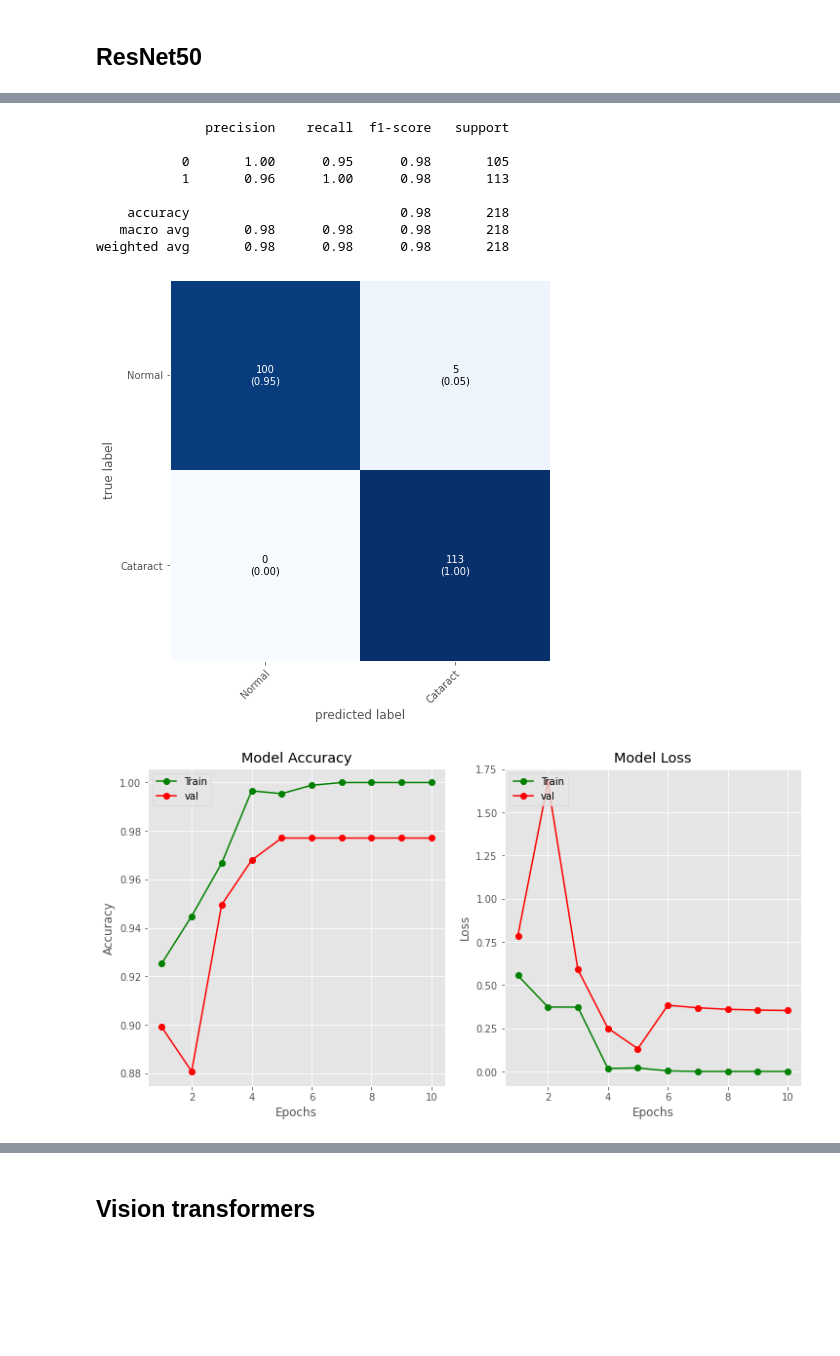
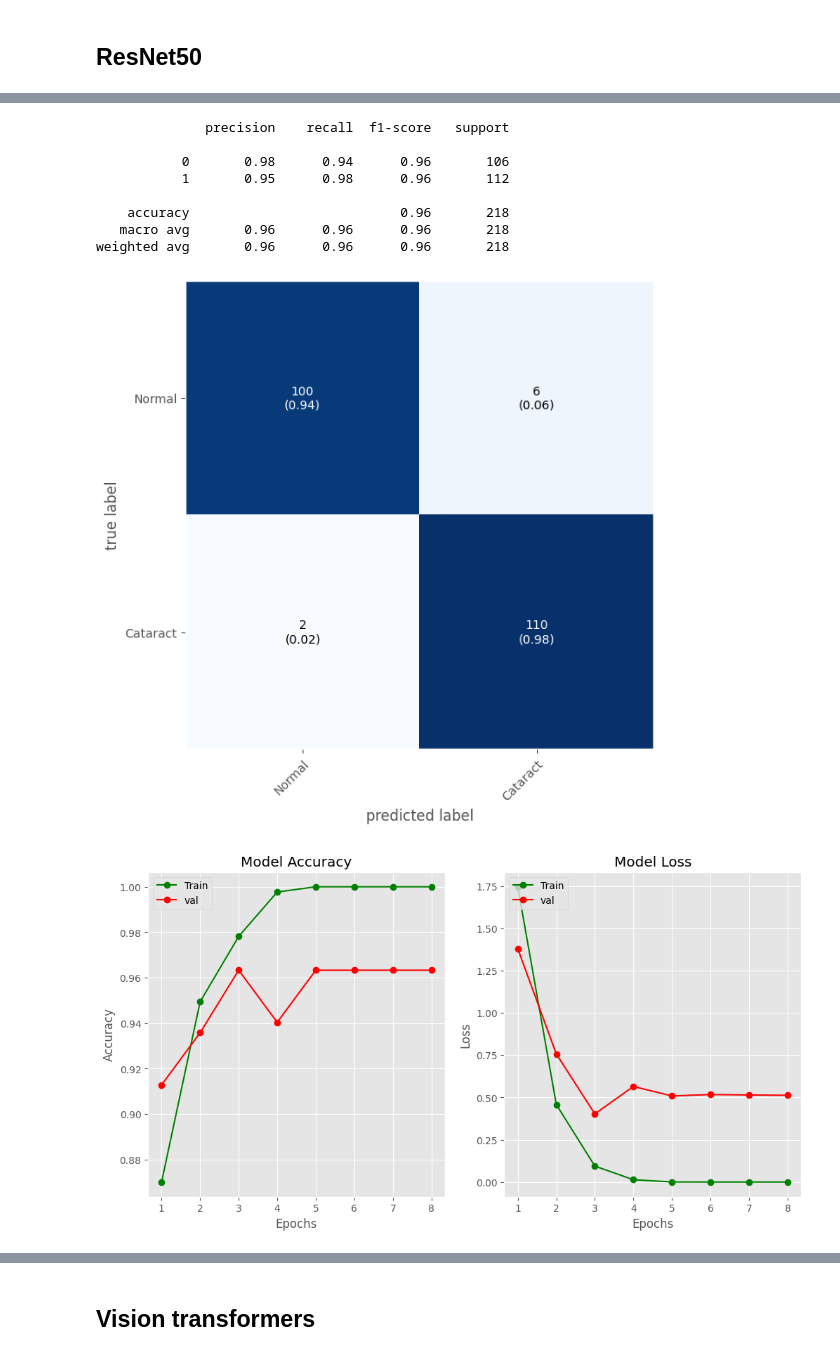
Before and after one commit to nathang0147/Ocular_disease, a Jupyter notebook: Ocular.ipynb, the cells around one changed output, grey strips where cells are left out. Saved outputs shown, nothing was run; the diff lists cells and outputs as text; code cells hidden in the pictures; blank space fills up the shorter version.

```diff
--- a/Ocular.ipynb
+++ b/Ocular.ipynb
@@ -399,9 +498,9 @@ _________________________________________________________________
 model2.compile(optimizer="adam",loss="binary_crossentropy",metrics=["accuracy"])
 # %%
 from tensorflow.keras.callbacks import ModelCheckpoint,EarlyStopping
-checkpoint = ModelCheckpoint("rnet50.h5",monitor="val_acc",verbose=1,save_best_only=True,
-                             save_weights_only=False,period=1)
-earlystop = EarlyStopping(monitor="val_acc",patience=5,verbose=1)
+checkpoint = ModelCheckpoint("rnet50.keras",monitor="val_accuracy",verbose=1,save_best_only=True,
+                             save_weights_only=False,save_freq='epoch')
+earlystop = EarlyStopping(monitor="val_accuracy",patience=5,verbose=1)
 # %%
 history2 = model2.fit(x_train,y_train,batch_size=32,epochs=10,validation_data=(x_test,y_test),
                     verbose=1,callbacks=[checkpoint,earlystop])
@@ -445,41 +542,44 @@ print(classification_report(y_test,y_pred2))
 # %% [output]
               precision    recall  f1-score   support
 
-           0       1.00      0.95      0.98       105
-           1       0.96      1.00      0.98       113
+           0       0.98      0.94      0.96       106
+           1       0.95      0.98      0.96       112
 
-    accuracy                           0.98       218
-   macro avg       0.98      0.98      0.98       218
-weighted avg       0.98      0.98      0.98       218
+    accuracy                           0.96       218
+   macro avg       0.96      0.96      0.96       218
+weighted avg       0.96      0.96      0.96       218
 # %%
 from mlxtend.plotting import plot_confusion_matrix
 cm = confusion_matrix(y_test,y_pred2)
 plot_confusion_matrix(conf_mat = cm,figsize=(8,7),class_names = ["Normal","Cataract"],
                       show_normed = True);
 # %% [output]
-[figure, old version]
+[figure, new version]
 # %%
 plt.style.use("ggplot")
 fig = plt.figure(figsize=(12,6))
-epochs = range(1,11)
+
+num_epochs_trained = len(history2.history["accuracy"])
+epochs = range(1, num_epochs_trained + 1)
+
 plt.subplot(1,2,1)
 plt.plot(epochs,history2.history["accuracy"],"go-")
 plt.plot(epochs,history2.history["val_accuracy"],"ro-")
 plt.title("Model Accuracy")
 plt.xlabel("Epochs")
 plt.ylabel("Accuracy")
 plt.legend(["Train","val"],loc = "upper left")
 
 plt.subplot(1,2,2)
 plt.plot(epochs,history2.history["loss"],"go-")
 plt.plot(epochs,history2.history["val_loss"],"ro-")
 plt.title("Model Loss")
 plt.xlabel("Epochs")
 plt.ylabel("Loss")
 plt.legend(["Train","val"],loc = "upper left")
 plt.show()
 # %% [output]
-[figure, old version]
+[figure, new version]
 # %%
 plt.figure(figsize=(12,7))
 for i in range(10):
```
Also changed, not shown: parts of 40 cells of this notebook, 2 other files.
